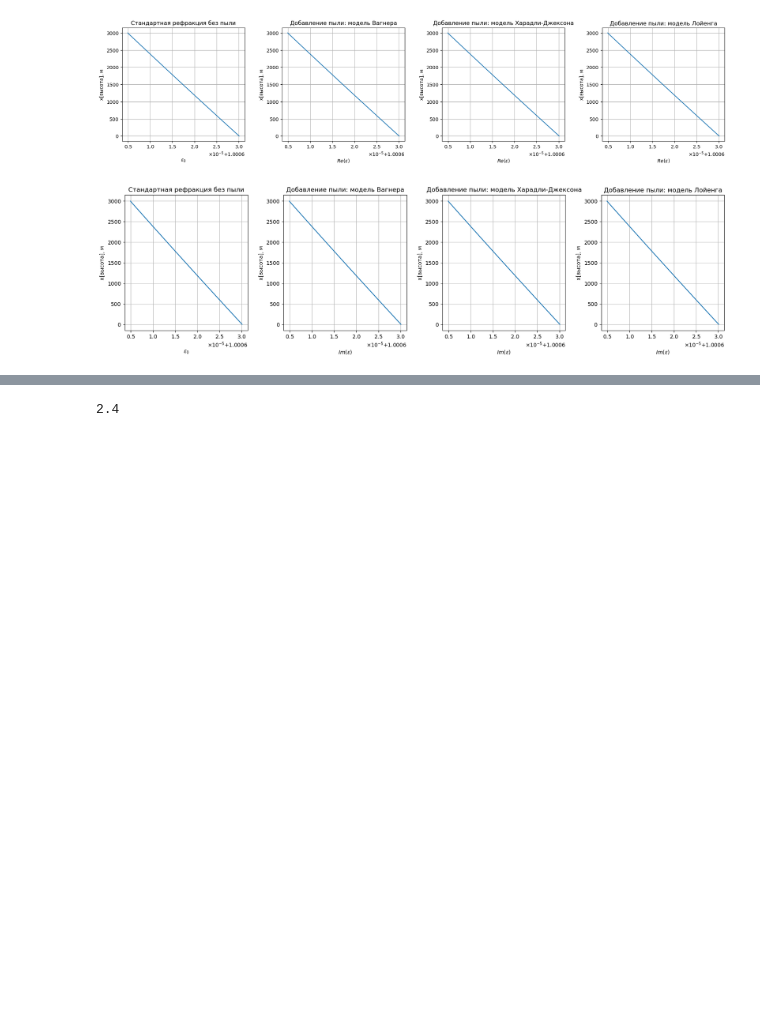
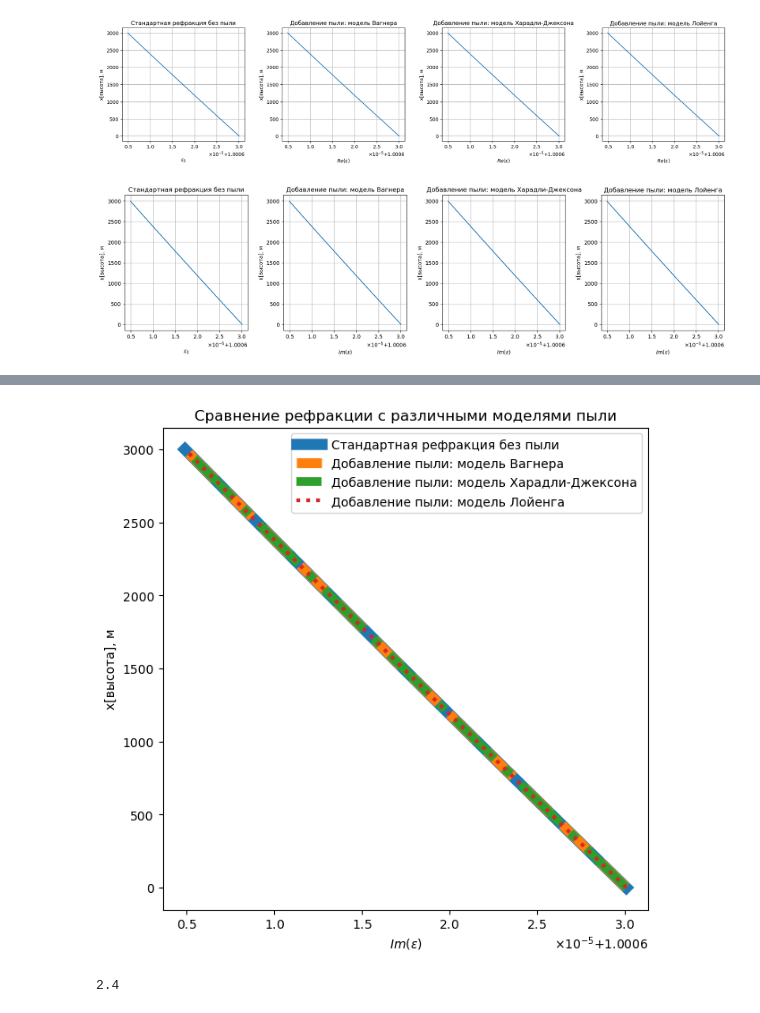
Before and after one commit to Margo-10/pe_radiowaves, a Jupyter notebook: pe_radiowaves.ipynb, the cells around one changed output, grey strips where cells are left out. Saved outputs shown, nothing was run; the diff lists cells and outputs as text; code cells hidden in the pictures; blank space fills up the shorter version.

```diff
--- a/pe_radiowaves.ipynb
+++ b/pe_radiowaves.ipynb
@@ -297,3 +289,27 @@ plt.show()
+# %%
+plt.figure(figsize=(7, 7))
+
+# Первый график
+plt.plot(eps_0, h, linestyle='-', linewidth='9',  label='Стандартная рефракция без пыли')
+
+# Второй график
+plt.plot(eps_w_complex, h, linestyle='--', linewidth='8',  label='Добавление пыли: модель Вагнера')
+
+# Третий график
+plt.plot(eps_kj_complex, h, linestyle='-.', linewidth='7',  label='Добавление пыли: модель Харадли-Джексона')
+
+# Четвертый график
+plt.plot(eps_l_complex, h,  linestyle=':', linewidth='3',  label='Добавление пыли: модель Лойенга')
+
+plt.xlabel('$Im(ε)$')
+plt.ylabel('x[высота], м')
+plt.title('Сравнение рефракции с различными моделями пыли')
+plt.ticklabel_format(style='scientific', axis='x', useMathText=True)
+plt.legend()
+
+plt.show()
+# %% [output]
+[figure, added]
 # %%
 data7 = np.genfromtxt(r"C:\\GitHub\\pe_radiowaves\\5_tilt.txt",encoding='utf-8').transpose()
 # %%
```
Also changed, not shown: parts of 6 cells of this notebook.
